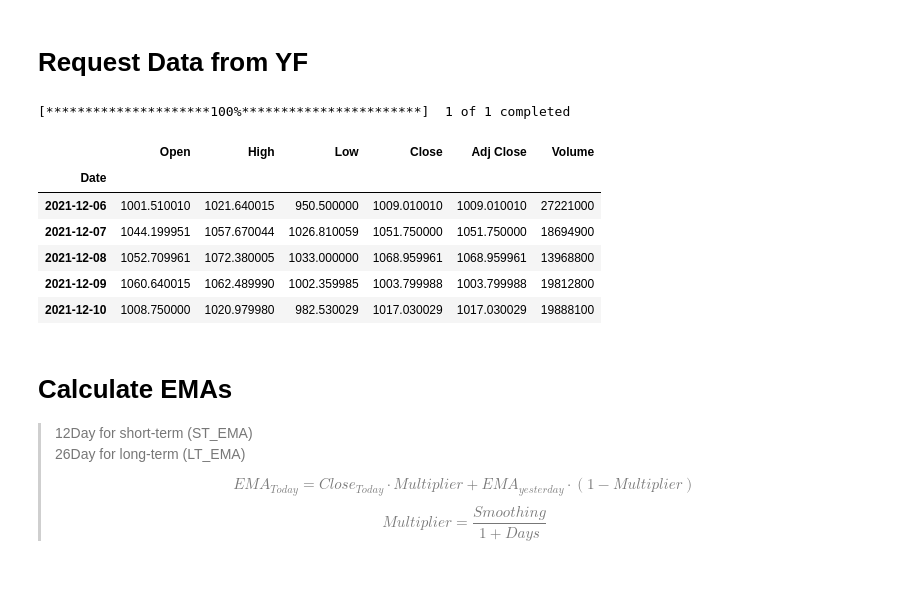
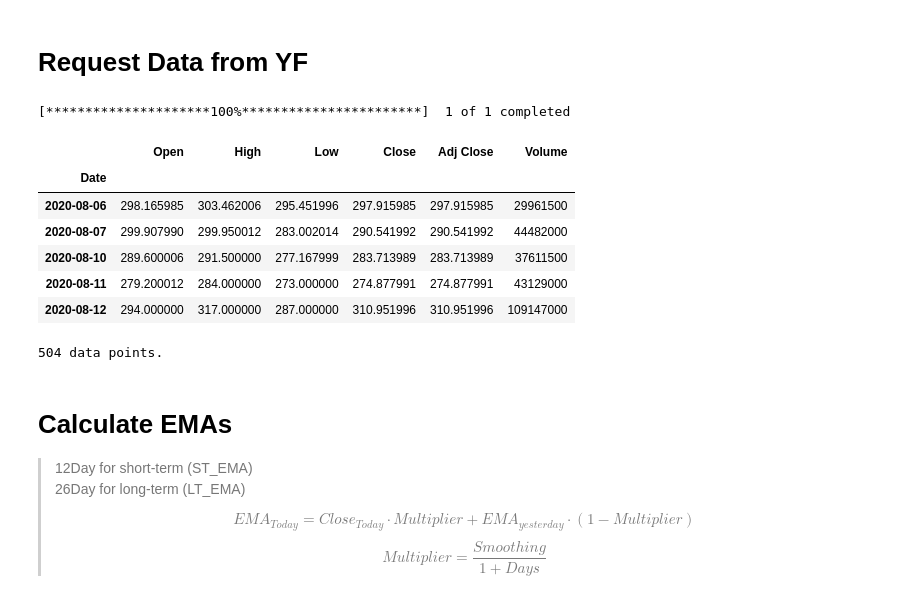
Before and after one commit to ShenChikai/Trading-Projects, a Jupyter notebook: MACD/MACD.ipynb, the cells around one changed output. Cells and saved outputs as stored; diff of their text form; code cells hidden in the pictures.

```diff
--- a/MACD/MACD.ipynb
+++ b/MACD/MACD.ipynb
@@ -15,30 +15,32 @@ warnings.simplefilter(action="ignore", category=SettingWithCopyWarning)
 # %%
 # History(): get historicals for one Stock
 # stock = yf.Ticker('TSLA')
 # stock_historical = Stock.history(
 #     period="5mo",
 #     interval="1d",
 # )
 
 # Download(): get historicals for multiple Stocks
 # In this case, I just need one for demo
 stock_list = ['TSLA']
 stock_historical = yf.download(
     stock_list,
-    period="8mo",
+    period="24mo",
     interval="1d"
 )
 
-stock_historical.head()
+display(stock_historical.head())
+print(len(stock_historical), "data points.")
 # %% [output]
 [*********************100%***********************]  1 of 1 completed
 |  | Open | High | Low | Close | Adj Close | Volume |
 | Date |  |  |  |  |  |  |
-| 2021-12-06 | 1001.510010 | 1021.640015 | 950.500000 | 1009.010010 | 1009.010010 | 27221000 |
-| 2021-12-07 | 1044.199951 | 1057.670044 | 1026.810059 | 1051.750000 | 1051.750000 | 18694900 |
-| 2021-12-08 | 1052.709961 | 1072.380005 | 1033.000000 | 1068.959961 | 1068.959961 | 13968800 |
-| 2021-12-09 | 1060.640015 | 1062.489990 | 1002.359985 | 1003.799988 | 1003.799988 | 19812800 |
-| 2021-12-10 | 1008.750000 | 1020.979980 | 982.530029 | 1017.030029 | 1017.030029 | 19888100 |
+| 2020-08-06 | 298.165985 | 303.462006 | 295.451996 | 297.915985 | 297.915985 | 29961500 |
+| 2020-08-07 | 299.907990 | 299.950012 | 283.002014 | 290.541992 | 290.541992 | 44482000 |
+| 2020-08-10 | 289.600006 | 291.500000 | 277.167999 | 283.713989 | 283.713989 | 37611500 |
+| 2020-08-11 | 279.200012 | 284.000000 | 273.000000 | 274.877991 | 274.877991 | 43129000 |
+| 2020-08-12 | 294.000000 | 317.000000 | 287.000000 | 310.951996 | 310.951996 | 109147000 |
+504 data points.
 # %%
 # Save to local
 # stock_historical.to_csv("./stock_historicals.csv") # not necessary this case
```
Also changed, not shown: parts of 6 cells of this notebook, 2 other files.
